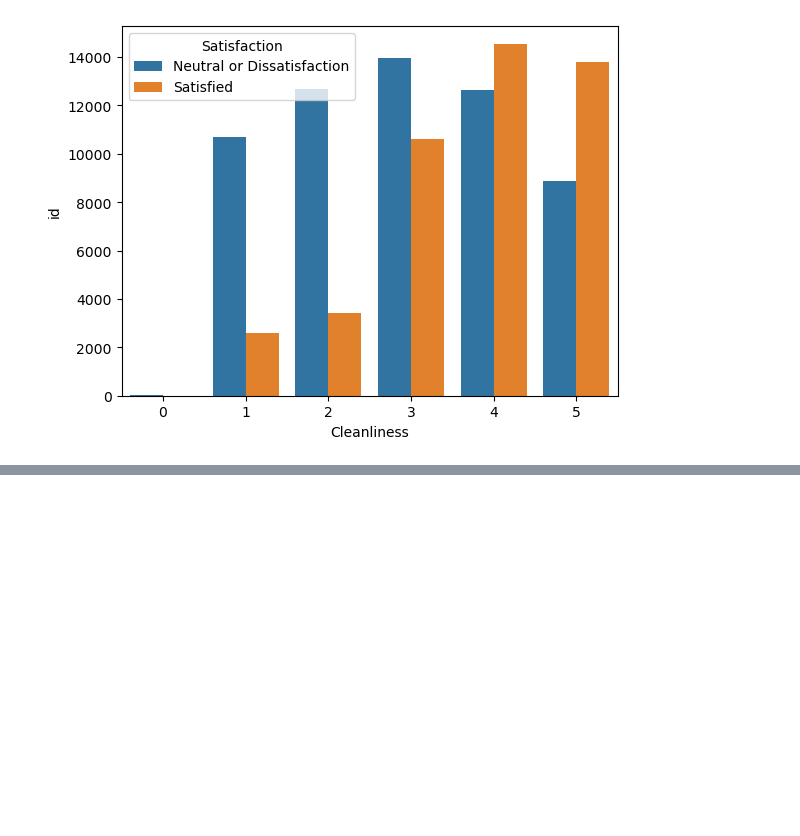
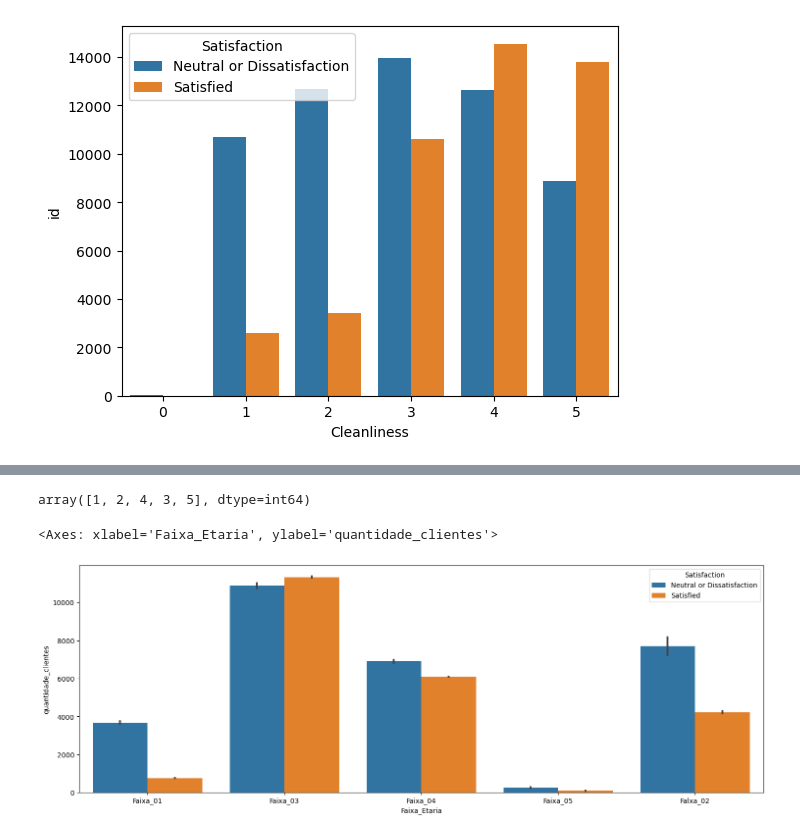
Before and after one commit to Lucas-Sobreira/Hackday_InStyle_Promoter_Score, a Jupyter notebook: projeto.ipynb, the cells around one changed output, grey strips where cells are left out. Cells and saved outputs as stored; diff of their text form; code cells hidden in the pictures; blank space fills up the shorter version.

```diff
--- a/projeto.ipynb
+++ b/projeto.ipynb
@@ -382,0 +396,2 @@ sns.barplot(x='Cleanliness', y='id', data=limpeza_loja.reset_index(), hue='Satis
+# %%
+df3 = df2.copy()
@@ -382,0 +410,31 @@ sns.barplot(x='Cleanliness', y='id', data=limpeza_loja.reset_index(), hue='Satis
+# %%
+df3['Faixa_Etaria'] = df3['Age'].apply(lambda x: 1 if x <= 18 else
+                                                 2 if ((x > 18) and (x <= 30)) else
+                                                 3 if (x > 30) and (x <= 50) else
+                                                 4 if (x > 50) and (x <= 70) else
+                                                 5
+                                                 )
+
+df3['Faixa_Etaria'].unique()
+# %% [output]
+array([1, 2, 4, 3, 5], dtype=int64)
+# %%
+df3['Faixa_Etaria'] = df3['Age'].apply(lambda x: "Faixa_01" if x <= 18 else
+                                                 "Falxa_02" if ((x > 18) and (x <= 30)) else
+                                                 "Faixa_03" if (x > 30) and (x <= 50) else
+                                                 "Faixa_04" if (x > 50) and (x <= 70) else
+                                                 "Faixa_05"
+                                                 )
+
+idade = (df3[['id', 'Gender', 'Faixa_Etaria', 'Satisfaction']]
+         .groupby(['Gender', 'Satisfaction', 'Faixa_Etaria'])
+         .count()
+         .reset_index()
+         .rename(columns={'id': 'quantidade_clientes'})
+         )
+
+pyplot.figure(figsize=(18, 6))
+sns.barplot(x="Faixa_Etaria", y="quantidade_clientes", data=idade, hue="Satisfaction")
+# %% [output]
+<Axes: xlabel='Faixa_Etaria', ylabel='quantidade_clientes'>
+[figure, added]
```
Also changed, not shown: parts of 6 cells of this notebook, 3 other files.
